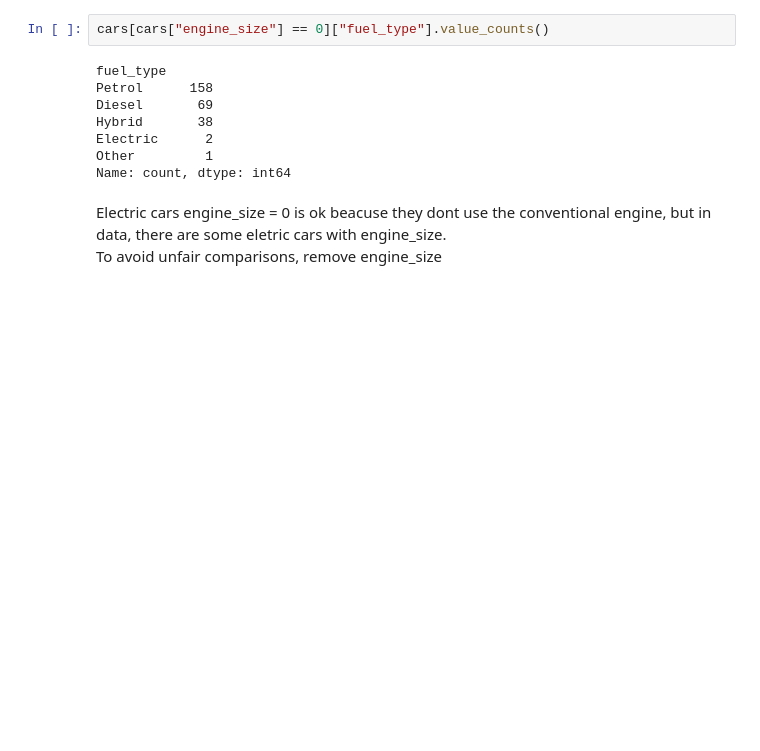
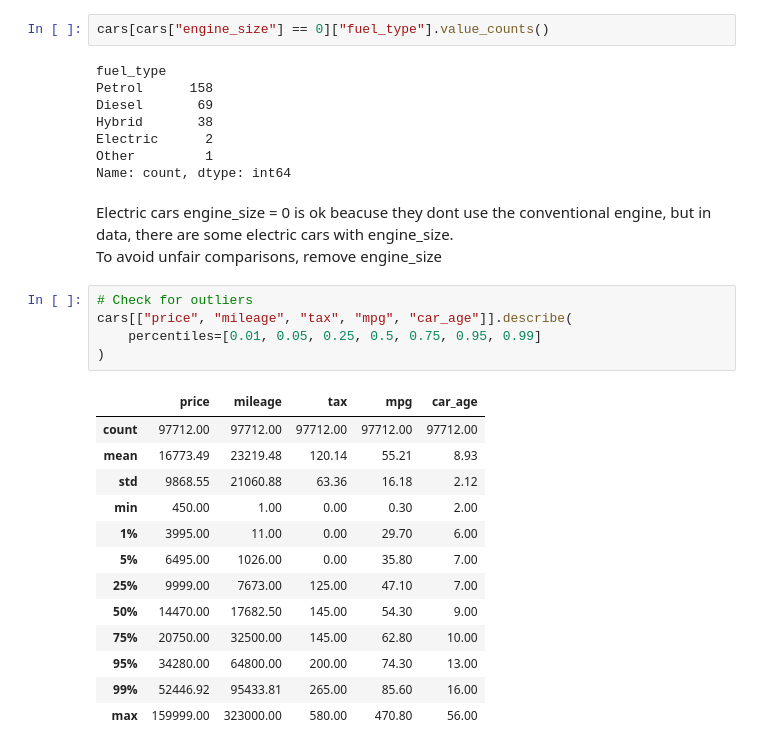
Before and after one commit to TXTEck/DAV_CA1, a Jupyter notebook: notebooks/car_price_analysis.ipynb, the cells around one changed output. Drawn from its saved outputs; the diff is of its cells as text; blank space fills up the shorter version.

```diff
--- a/notebooks/car_price_analysis.ipynb
+++ b/notebooks/car_price_analysis.ipynb
@@ -201,5 +207,24 @@ Electric      2
 Other         1
 Name: count, dtype: int64
 # %% [markdown]
-Electric cars engine_size = 0 is ok beacuse they dont use the conventional engine, but in data, there are some eletric cars with engine_size.
+Electric cars engine_size = 0 is ok beacuse they dont use the conventional engine, but in data, there are some electric cars with engine_size.
 <br>To avoid unfair comparisons, remove engine_size
+# %%
+# Check for outliers
+cars[["price", "mileage", "tax", "mpg", "car_age"]].describe(
+    percentiles=[0.01, 0.05, 0.25, 0.5, 0.75, 0.95, 0.99]
+)
+# %% [output]
+|  | price | mileage | tax | mpg | car_age |
+| count | 97712.00 | 97712.00 | 97712.00 | 97712.00 | 97712.00 |
+| mean | 16773.49 | 23219.48 | 120.14 | 55.21 | 8.93 |
+| std | 9868.55 | 21060.88 | 63.36 | 16.18 | 2.12 |
+| min | 450.00 | 1.00 | 0.00 | 0.30 | 2.00 |
+| 1% | 3995.00 | 11.00 | 0.00 | 29.70 | 6.00 |
+| 5% | 6495.00 | 1026.00 | 0.00 | 35.80 | 7.00 |
+| 25% | 9999.00 | 7673.00 | 125.00 | 47.10 | 7.00 |
+| 50% | 14470.00 | 17682.50 | 145.00 | 54.30 | 9.00 |
+| 75% | 20750.00 | 32500.00 | 145.00 | 62.80 | 10.00 |
+| 95% | 34280.00 | 64800.00 | 200.00 | 74.30 | 13.00 |
+| 99% | 52446.92 | 95433.81 | 265.00 | 85.60 | 16.00 |
+| max | 159999.00 | 323000.00 | 580.00 | 470.80 | 56.00 |
```
Also changed, not shown: parts of 15 cells of this notebook, 1 other file.
